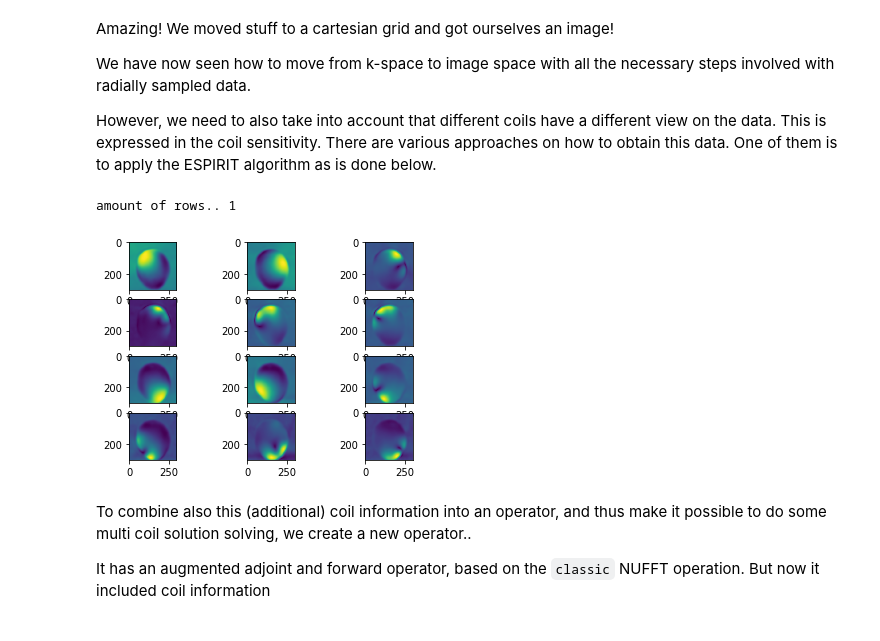
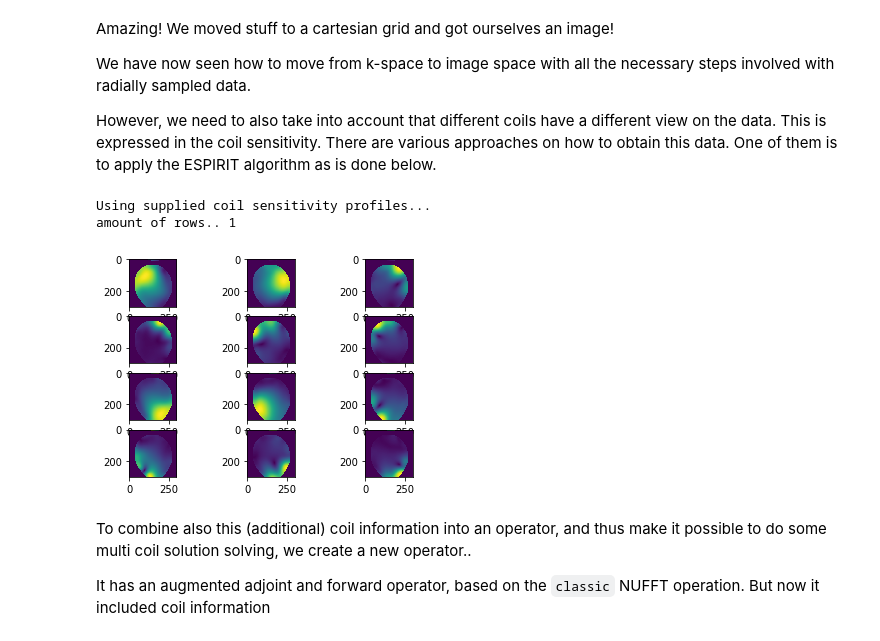
Before and after one commit to ISMRM/rrsg_challenge_01, a Jupyter notebook: python/rrsg_cgreco/step_by_step_recon.ipynb, the cells around one changed output. Drawn from its saved outputs; the diff is of its cells as text; code cells hidden in the pictures.

```diff
--- a/python/rrsg_cgreco/step_by_step_recon.ipynb
+++ b/python/rrsg_cgreco/step_by_step_recon.ipynb
@@ -70,12 +71,12 @@ Let's begin!
 We start with reading in the data using a simple `read_data` function.
 # %%
 path = '../../data/rawdata_brain_radial_96proj_12ch.h5'
-import os
 print(os.getcwd())
 undersampling_factor = 1
 
 # This gives us normalized trajectory over range -0.5 .. 0.5
-rawdata, trajectory, noise_scan = recon.read_data(pathtofile=path, undersampling_factor=undersampling_factor)
+rawdata, trajectory, noise_scan, data_par, coils = recon.read_data(
+    pathtofile=path, undersampling_factor=undersampling_factor)
 
 print(f'Shape of the input data {rawdata.shape}')
 print(f'\t Amount of coils: \t\t   {rawdata.shape[0]}')
@@ -85,4 +86,6 @@ print(f'Shape of trajectory data {trajectory.shape}')
 print(f'\t Amount of acquisitions per coil:  {trajectory.shape[0]}')
 print(f'\t Size of acquisition: \t\t   {trajectory.shape[1]}')
 print(f'\t Dimension of acquisition: \t   {trajectory.shape[2]}')
+print(f'Data Parameters:   {data_par}')
+print(f'Coils read:   {coils is not None}')
 # %% [output]
@@ -159,7 +164,7 @@ for sectionkey in config.sections():
                     parameter[sectionkey][valuekey] = config.get(
                         sectionkey,
                         valuekey)
-
+parameter["Data"] = {**parameter["Data"], **data_par}
 if parameter["Data"]["precision"].lower() == "single":
     parameter["Data"]["DTYPE"] = np.complex64
     parameter["Data"]["DTYPE_real"] = np.float32
@@ -190,15 +197,19 @@ print_dict(parameter)
 # %%
 # Start with defining parameters that are required in the 'Data' file
 num_coils, num_proj, num_reads = rawdata.shape
-image_dim = int(num_reads/parameter["Data"]["overgridfactor"])
 
 DTYPE = np.complex64
 DTYPE_real = np.float32
 
 # Put these data points in a data related dictionary, such that it can be passed around quite easily
-par_key = ['image_dim', 'num_coils', 'num_proj', 'num_reads']
-par_val = [image_dim, num_coils, num_proj, num_reads]
+par_key = ['num_coils', 'num_proj', 'num_reads']
+par_val = [num_coils, num_proj, num_reads]
+
 parameter["Data"].update(dict(zip(par_key, par_val)))
+
+parameter["Data"]["grid_size"] = int(np.ceil(
+    parameter["Data"]["image_dimension"] *
+    parameter["Data"]["overgridfactor"]))
 # %% [markdown]
 Get the density compensation function based on the trajectory data
 # %%
@@ -222,14 +233,16 @@ if parameter["Data"]["do_density_correction"]:
 
     # Check intensity scaling of a dirac function - should be 1
     # Perform normalization to one and add it to the density compensation
-    image_dirac = np.zeros((parameter["Data"]["image_dim"],
-                            parameter["Data"]["image_dim"]),
+    image_dirac = np.zeros((parameter["Data"]["image_dimension"],
+                            parameter["Data"]["image_dimension"]),
                            dtype=parameter["Data"]["DTYPE"])
-    image_dirac[int(parameter["Data"]["image_dim"]/2),
-                int(parameter["Data"]["image_dim"]/2)] = 1
+    image_dirac[int(parameter["Data"]["image_dimension"]/2),
+                int(parameter["Data"]["image_dimension"]/2)] = (
+                    1+1j
+                    )/np.sqrt(2)
     impulse_response = FFT.adjoint(FFT.forward(image_dirac))
-    scale = impulse_response[0, int(parameter["Data"]["image_dim"]/2),
-                             int(parameter["Data"]["image_dim"]/2)]
+    scale = impulse_response[0, int(parameter["Data"]["image_dimension"]/2),
+                             int(parameter["Data"]["image_dimension"]/2)]
     parameter["FFT"]["dens_cor"] *= (
         1/np.sqrt(np.abs(scale))
         ).astype(parameter["Data"]["DTYPE_real"])
@@ -355,16 +366,17 @@ view on the data. This is expressed in the coil sensitivity. There are various a
 # %%
 # Compute the coil sensitivities
 # This adds the 'coils' and 'phase_map' keys to the par dict.
-estimate_coil_sensitivities(data=rawdata, trajectory=trajectory, par=parameter)
+estimate_coil_sensitivities(data=rawdata, trajectory=trajectory, par=parameter, coils=coils)
 
 
 plot_sequence(parameter["Data"]['coils'][np.newaxis], augm='np.abs');
 
 # Uncomment this line to see the total image phase in case of NLINV coil estimation.
 # plot_sequence(parameter["Data"]['phase_map'][np.newaxis], augm='np.angle');
 # %% [output]
+Using supplied coil sensitivity profiles...
 amount of rows.. 1
-[figure, old version]
+[figure, new version]
 # %% [markdown]
 To combine also this (additional) coil information into an operator, and thus
 make it possible to do some multi coil solution solving, we create a new operator..
```
Also changed, not shown: parts of 12 cells of this notebook, 3 other files.
